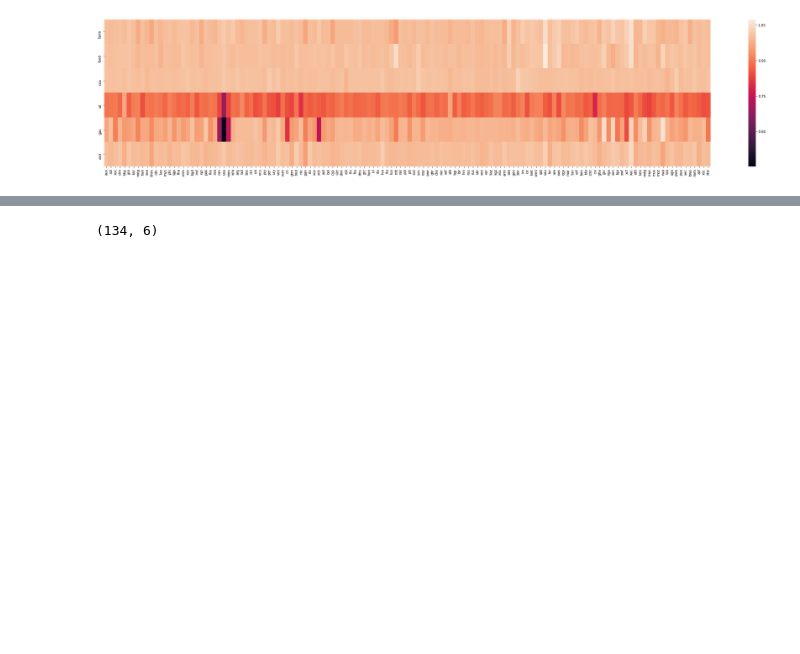
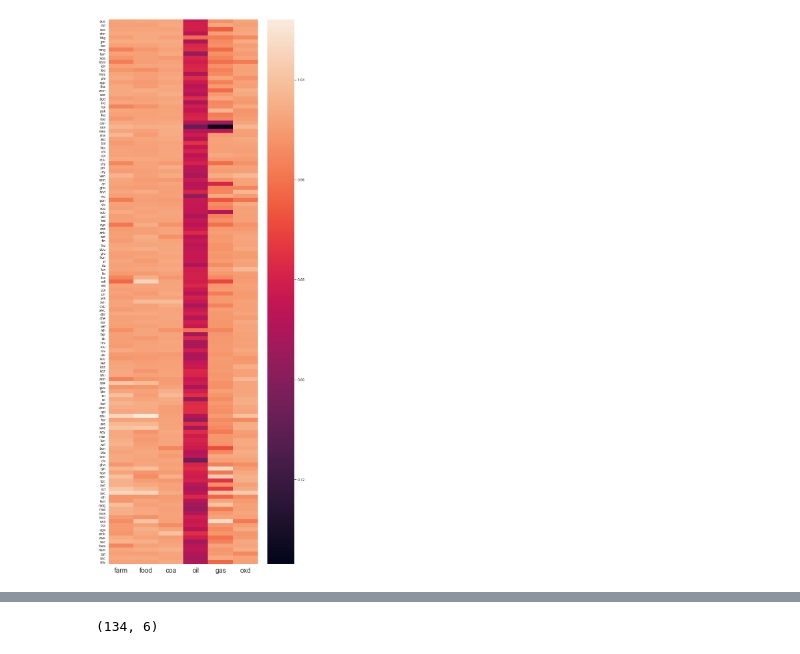
Before and after one commit to ozaltun/fossilfuelnetworkscience, a Jupyter notebook: General_Equilibrium_Model/solver_ipopt/Solving the reduced counterfactuals - scipy-subset- adding constraint on weights - shale shock- different elasticities.ipynb, the cells around one changed output, grey strips where cells are left out. Cells and saved outputs as stored; diff of their text form; code cells hidden in the pictures; blank space fills up the shorter version.

```diff
--- a/General_Equilibrium_Model/solver_ipopt/Solving the reduced counterfactuals - scipy-subset- adding constraint on weights - shale shock- different elasticities.ipynb
+++ b/General_Equilibrium_Model/solver_ipopt/Solving the reduced counterfactuals - scipy-subset- adding constraint on weights - shale shock- different elasticities.ipynb
@@ -87,13 +91,18 @@ num_2_reg = reverse_dict(reg_2_num)
 df_temp = pd.DataFrame(r_hat_star.T)
 df_temp.set_index(pd.Series(C_goods), inplace=True)
 df_temp.rename(columns=num_2_reg, inplace=True)
-# %%
-fig, ax = plt.subplots(figsize=(40, 8))
-ax = sns.heatmap(df_temp)
-
-plt.show()
-# %% [output]
-[figure, removed]
+# %%
+sns.set(font_scale=1)
+fig, ax = plt.subplots(figsize=(10,30))
+ax = sns.heatmap(df_temp.T)
+for tick in ax.xaxis.get_major_ticks():
+    tick.label.set_fontsize(20)
+
+fig.savefig('/Users/'+username+'/Dropbox (MIT)/Data/Trade/general_equilibrium_gravity/figures/r_ng_broda_values.png', dpi=fig.dpi)
+
+plt.show()
+# %% [output]
+[figure, added]
 # %%
 C_goods = ['farm', 'food', 'coa', 'oil','gas', 'oxd']
 F_goods = ['man','bus','oxd','trans','util']
```
Also changed, not shown: parts of 19 cells of this notebook, 1 other file.
